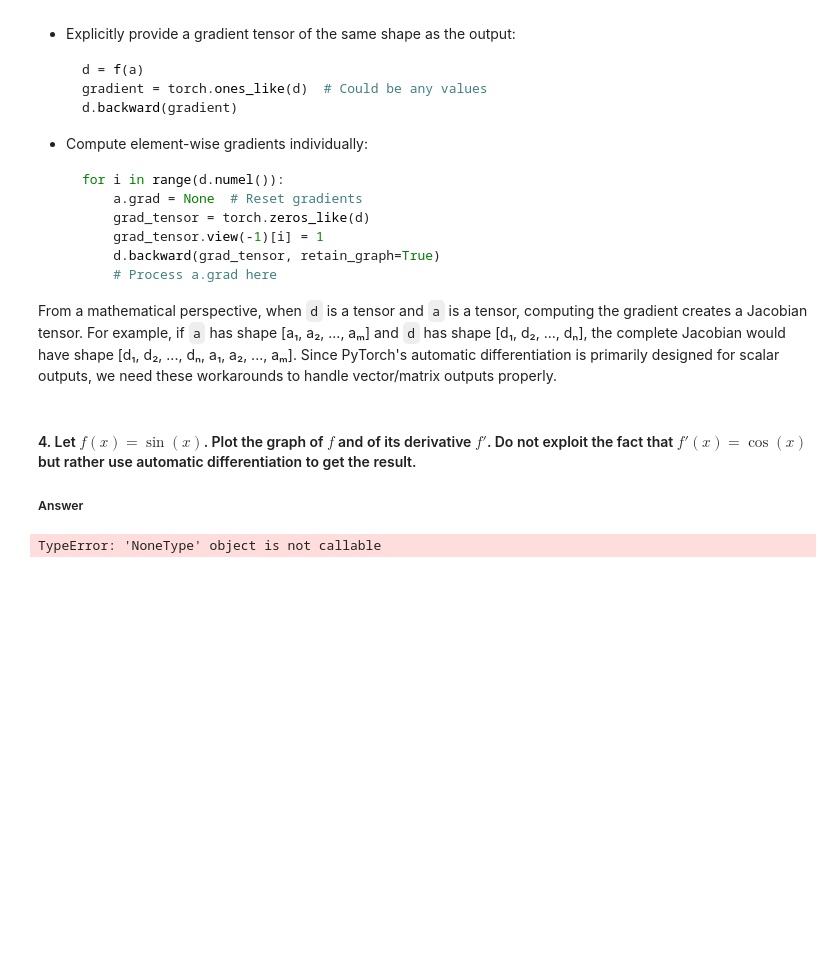
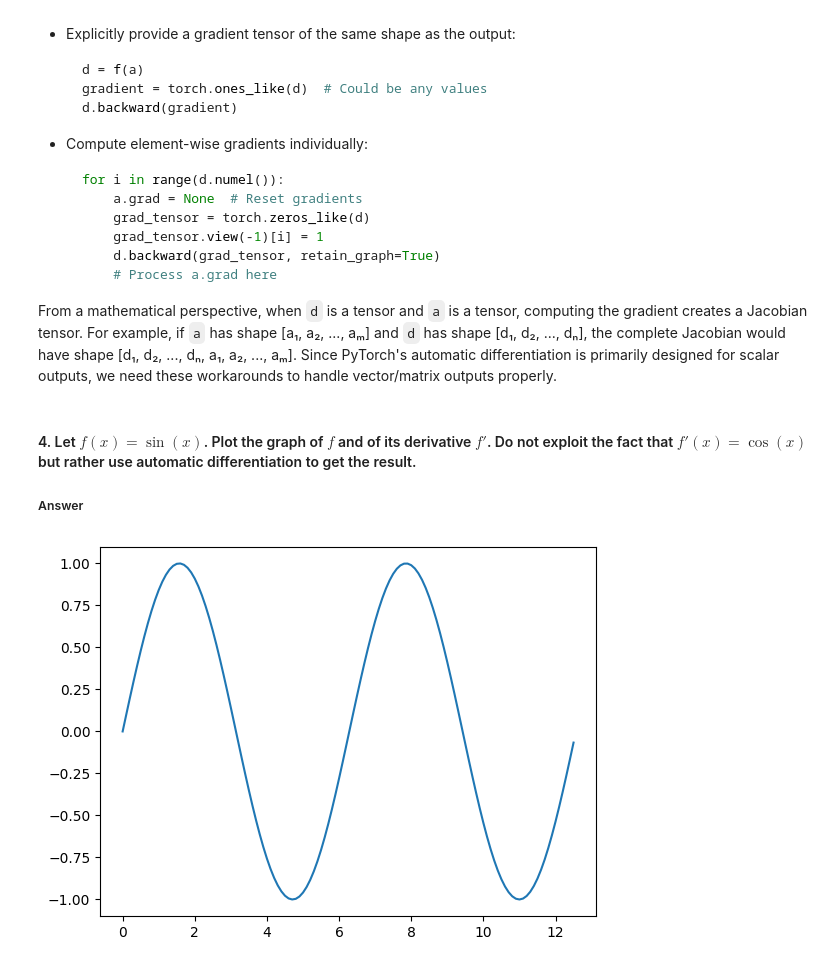
Before and after one commit to goyalpramod/pytorch_excercises, a Jupyter notebook: d2I/pytorch/chapter_preliminaries/autograd.ipynb, the cells around one changed output. Cells and saved outputs as stored; diff of their text form; code cells hidden in the pictures; blank space fills up the shorter version.

```diff
--- a/d2I/pytorch/chapter_preliminaries/autograd.ipynb
+++ b/d2I/pytorch/chapter_preliminaries/autograd.ipynb
@@ -417,14 +417,14 @@ From a mathematical perspective, when `d` is a tensor and `a` is a tensor, compu
 
 ##### Answer
 # %%
+import torch
 import matplotlib.pyplot as plt
 import numpy as np
 
 x = torch.arange(0,4*np.pi,0.1)
 y = torch.sin(x)
-y_d = y.grad()
 
-plt.plot(x,y_d)
+plt.plot(x,y)
 plt.show()
 # %% [output]
-TypeError: 'NoneType' object is not callable
+[figure, added]
```
Also changed, not shown: parts of 5 cells of this notebook.
